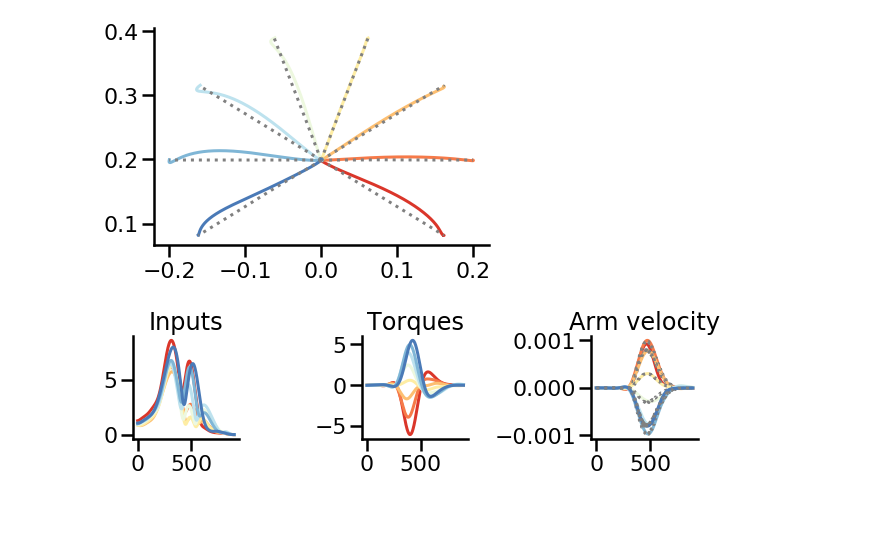
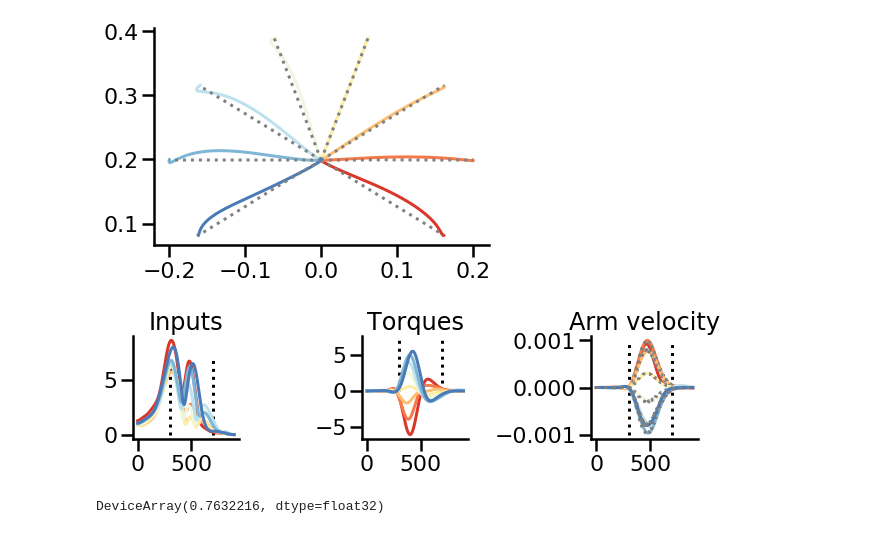
Before and after one commit to JoramKeijser/iLQR-jax, a Jupyter notebook: notebooks/ilqr_network_arm.ipynb, the cells around one changed output. Drawn from its saved outputs; the diff is of its cells as text; code cells hidden in the pictures.

```diff
--- a/notebooks/ilqr_network_arm.ipynb
+++ b/notebooks/ilqr_network_arm.ipynb
@@ -350,16 +345,30 @@ sns.despine()
 # %%
 f, ax = plt.subplots(1, 3, figsize=(9,3))
 
 for i in range(8):
     ax[0].plot(np.linalg.norm(u_trj_new[i], axis=-1))
     ax[1].plot(x_trj_new[i,:,0])
     ax[2].plot(np.diff(y_trj[i,:,0]))
     ax[2].plot(np.diff(y_target[i,:,0]), ":", color='gray')
 
+for i in range(2):
+    ax[i].vlines(300, 0, 7,linestyles=":")
+    ax[i].vlines(700, 0, 7,linestyles=":")
+
+i = 2
+ax[i].vlines(300, -0.001, 0.001,linestyles=":")
+ax[i].vlines(700, -0.001, 0.001,linestyles=":")
+
+
 ax[0].set_title("Inputs")
 ax[1].set_title("Torques")
 ax[2].set_title("Arm velocity")
 f.tight_layout()
 sns.despine()
 # %% [output]
-[figure, old version]
+[figure, new version]
+# %%
+# Less prep. input actually
+np.linalg.norm(u_trj_new[:,:300]) / np.linalg.norm(u_trj_new[:,300:600])
+# %% [output]
+DeviceArray(0.7632216, dtype=float32)
```
Also changed, not shown: parts of 8 cells of this notebook.
